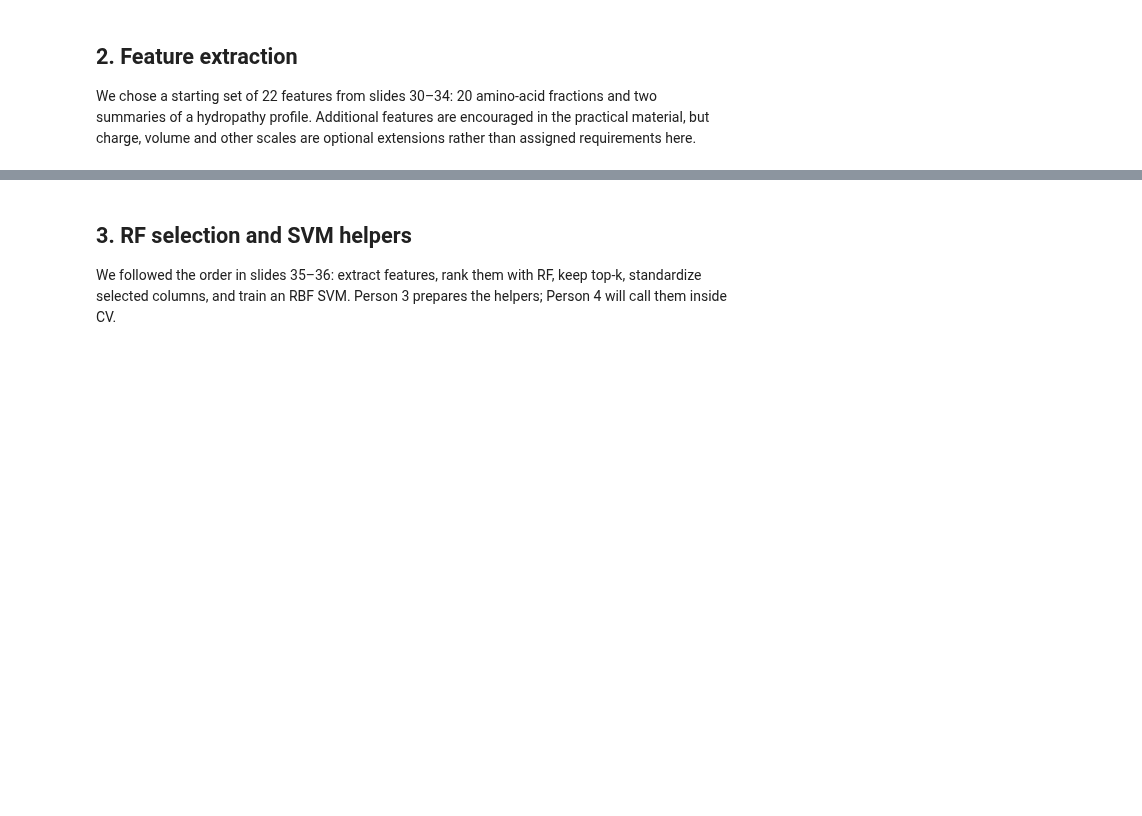
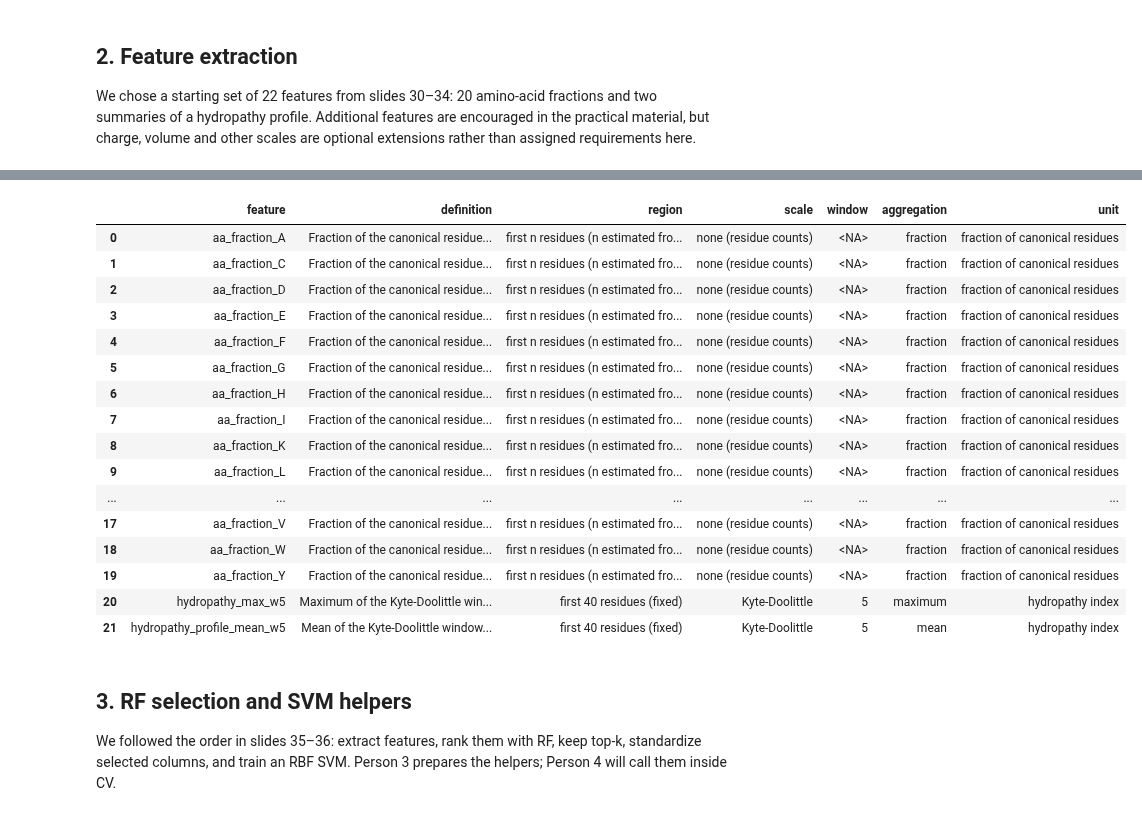
Before and after one commit to bioinformatikk/LB2_project_Group_10, a Jupyter notebook: notebooks/04_svm_method.ipynb, the cells around one changed output, grey strips where cells are left out. Cells and saved outputs as stored; diff of their text form; code cells hidden in the pictures; blank space fills up the shorter version.

Commit message:
Added feature extraction for 04 SVM

```diff
--- a/notebooks/04_svm_method.ipynb
+++ b/notebooks/04_svm_method.ipynb
@@ -199,0 +342,66 @@ We chose a starting set of 22 features from slides 30–34: 20 amino-acid fracti
+# %%
+# Project feature order; D is the feature count used for the grid on SVM slide 38.
+feature_names = composition_feature_names + hydropathy_feature_names
+D = len(feature_names)
+
+
+# Project wrapper around the composition and profile extractors; no direct equivalent
+# in the examples. B.4 motivates fixed-size features, and SVM slide 36 combines them.
+def extract_features(proteins, n):
+    """Composition over the first n residues plus hydropathy features, indexed by accession."""
+    records = []
+    for sequence in proteins["sequence"]:
+        record = amino_acid_composition(sequence, n)
+        record.update(hydropathy_features(sequence))
+        records.append(record)
+    features = pd.DataFrame(
+        records, index=pd.Index(proteins["accession"], name="accession")
+    )
+    return features[feature_names]
+
+
+# Project documentation table for our feature definitions:
+feature_catalog = pd.DataFrame(
+    [
+        {
+            "feature": f"aa_fraction_{amino_acid}",
+            "definition": f"Fraction of the canonical residues that are {amino_acid}",
+            "region": "first n residues (n estimated from the training positives)",
+            "scale": "none (residue counts)",
+            "window": pd.NA,
+            "aggregation": "fraction",
+            "unit": "fraction of canonical residues",
+        }
+        for amino_acid in aa_alphabet
+    ]
+    + [
+        {
+            "feature": hydropathy_feature_names[0],
+            "definition": "Maximum of the Kyte-Doolittle window profile",
+            "region": f"first {hydropathy_length} residues (fixed)",
+            "scale": "Kyte-Doolittle",
+            "window": hydropathy_window,
+            "aggregation": "maximum",
+            "unit": "hydropathy index",
+        },
+        {
+            "feature": hydropathy_feature_names[1],
+            "definition": "Mean of the Kyte-Doolittle window profile",
+            "region": f"first {hydropathy_length} residues (fixed)",
+            "scale": "Kyte-Doolittle",
+            "window": hydropathy_window,
+            "aggregation": "mean",
+            "unit": "hydropathy index",
+        },
+    ]
+)
+
+# Example extraction: a project demonstration of the assembled matrix.
+# CV will estimate n separately in each training subset, as on SVM slide 40.
+example_features = extract_features(data, get_n(data))
+
+print("Example extraction:", example_features.shape)
+print("Missing values:", int(example_features.isna().sum().sum()))
+
+feature_catalog
+# %% [output]
@@ -200,3 +410,20 @@ We chose a starting set of 22 features from slides 30–34: 20 amino-acid fracti
+|  | feature | definition | region | scale | window | aggregation | unit |
+| 0 | aa_fraction_A | Fraction of the canonical residue... | first n residues (n estimated fro... | none (residue counts) | <NA> | fraction | fraction of canonical residues |
+| 1 | aa_fraction_C | Fraction of the canonical residue... | first n residues (n estimated fro... | none (residue counts) | <NA> | fraction | fraction of canonical residues |
+| 2 | aa_fraction_D | Fraction of the canonical residue... | first n residues (n estimated fro... | none (residue counts) | <NA> | fraction | fraction of canonical residues |
+| 3 | aa_fraction_E | Fraction of the canonical residue... | first n residues (n estimated fro... | none (residue counts) | <NA> | fraction | fraction of canonical residues |
+| 4 | aa_fraction_F | Fraction of the canonical residue... | first n residues (n estimated fro... | none (residue counts) | <NA> | fraction | fraction of canonical residues |
+| 5 | aa_fraction_G | Fraction of the canonical residue... | first n residues (n estimated fro... | none (residue counts) | <NA> | fraction | fraction of canonical residues |
+| 6 | aa_fraction_H | Fraction of the canonical residue... | first n residues (n estimated fro... | none (residue counts) | <NA> | fraction | fraction of canonical residues |
+| 7 | aa_fraction_I | Fraction of the canonical residue... | first n residues (n estimated fro... | none (residue counts) | <NA> | fraction | fraction of canonical residues |
+| 8 | aa_fraction_K | Fraction of the canonical residue... | first n residues (n estimated fro... | none (residue counts) | <NA> | fraction | fraction of canonical residues |
+| 9 | aa_fraction_L | Fraction of the canonical residue... | first n residues (n estimated fro... | none (residue counts) | <NA> | fraction | fraction of canonical residues |
+| ... | ... | ... | ... | ... | ... | ... | ... |
+| 17 | aa_fraction_V | Fraction of the canonical residue... | first n residues (n estimated fro... | none (residue counts) | <NA> | fraction | fraction of canonical residues |
+| 18 | aa_fraction_W | Fraction of the canonical residue... | first n residues (n estimated fro... | none (residue counts) | <NA> | fraction | fraction of canonical residues |
+| 19 | aa_fraction_Y | Fraction of the canonical residue... | first n residues (n estimated fro... | none (residue counts) | <NA> | fraction | fraction of canonical residues |
+| 20 | hydropathy_max_w5 | Maximum of the Kyte-Doolittle win... | first 40 residues (fixed) | Kyte-Doolittle | 5 | maximum | hydropathy index |
+| 21 | hydropathy_profile_mean_w5 | Mean of the Kyte-Doolittle window... | first 40 residues (fixed) | Kyte-Doolittle | 5 | mean | hydropathy index |
 # %% [markdown]
 ## 3. RF selection and SVM helpers
 
```
Also changed, not shown: parts of 10 cells of this notebook, 1 other file.
